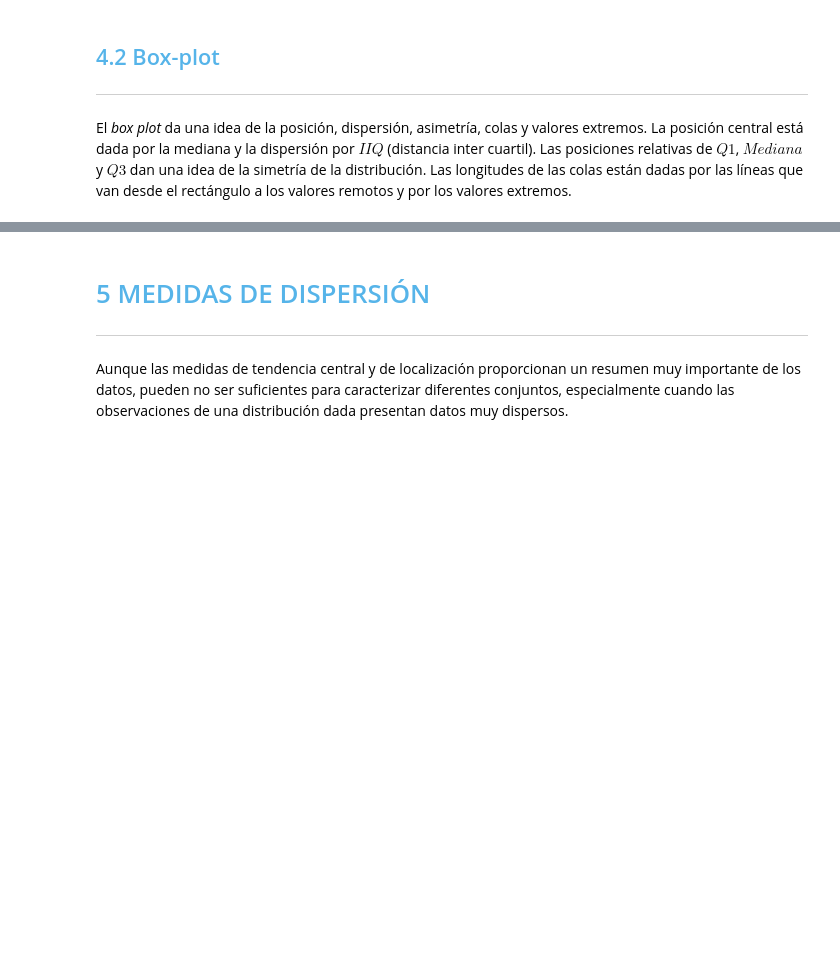
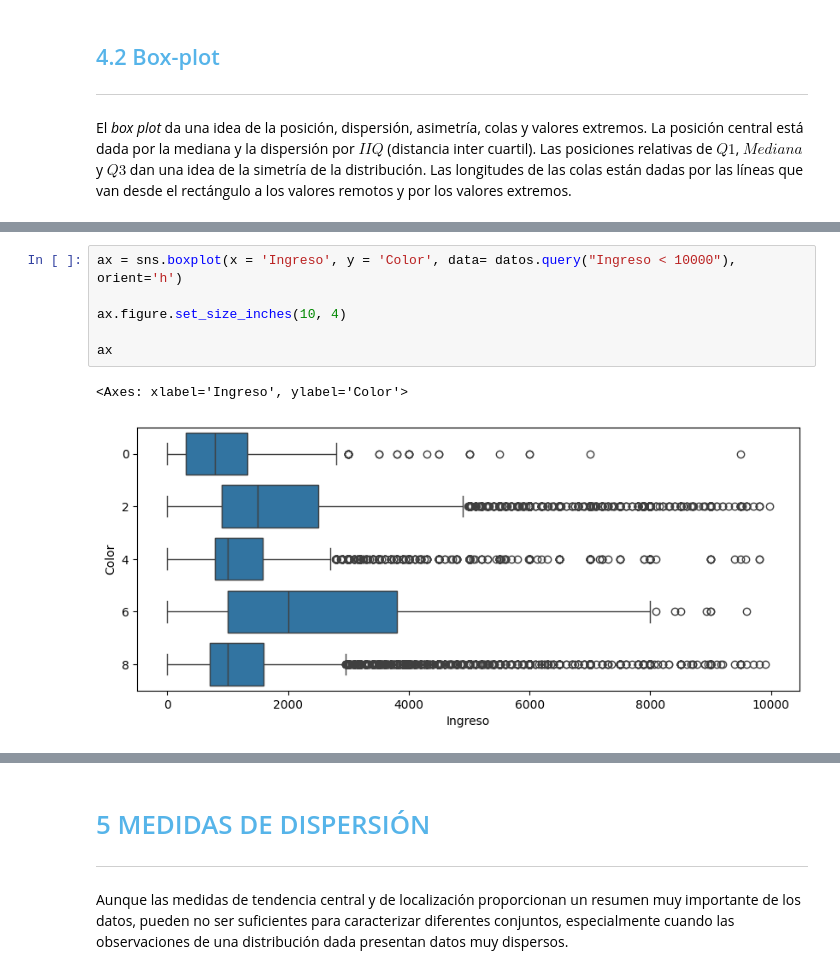
Before and after one commit to ivazquez-07/python_data_science_excersises, a Jupyter notebook: Curso-de-Estadistica-con-Python-Aula-1/Curso_de_Estadística_con_Python_1.ipynb, the cells around one changed output, grey strips where cells are left out. Cells and saved outputs as stored; diff of their text form; blank space fills up the shorter version.

```diff
--- a/Curso-de-Estadistica-con-Python-Aula-1/Curso_de_Estadística_con_Python_1.ipynb
+++ b/Curso-de-Estadistica-con-Python-Aula-1/Curso_de_Estadística_con_Python_1.ipynb
@@ -1110,0 +1138,9 @@ El *box plot* da una idea de la posición, dispersión, asimetría, colas y valo
+# %%
+ax = sns.boxplot(x = 'Ingreso', y = 'Color', data= datos.query("Ingreso < 10000"), orient='h')
+
+ax.figure.set_size_inches(10, 4)
+
+ax
+# %% [output]
+<Axes: xlabel='Ingreso', ylabel='Color'>
+[figure, added]
```
Also changed, not shown: parts of 7 cells of this notebook.
